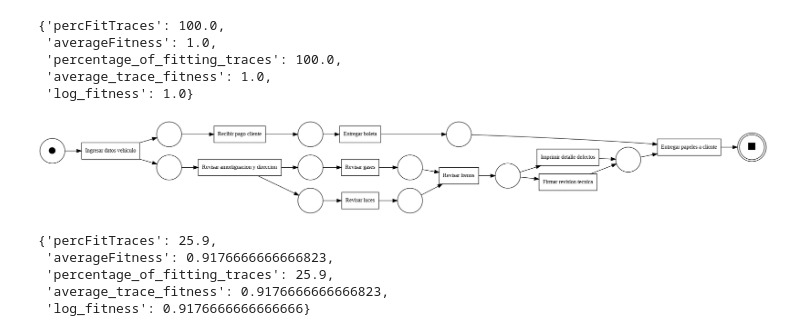
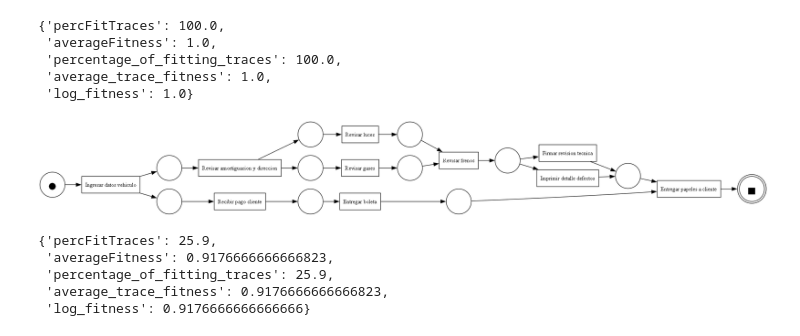
Before and after one commit to LaSoMaGo/Mineria-procesos-concesionario, a Jupyter notebook: Trabajo_Final_Mineria_de_Datos.ipynb, the cells around one changed output. Drawn from its saved outputs; the diff is of its cells as text; code cells hidden in the pictures.

```diff
--- a/Trabajo_Final_Mineria_de_Datos.ipynb
+++ b/Trabajo_Final_Mineria_de_Datos.ipynb
@@ -147,9 +164,11 @@ fitness_results
 # %%
 net_conf, initial_marking_conf, final_marking_conf = pm4py.read_pnml("petri_net_conformance.pnml")
 # %%
-pm4py.vis.view_petri_net(net_conf, initial_marking_conf, final_marking_conf, format='png')
+pm4py.vis.save_vis_petri_net(net_conf, initial_marking_conf, final_marking_conf, "petri_conformance.png")
+
+display(Image(filename="petri_conformance.png"))
 # %% [output]
-[figure, old version]
+[figure, new version]
 # %%
 fitness_results_conf = pm4py.conformance.fitness_alignments(log_csv, net_conf, initial_marking_conf, final_marking_conf)
 fitness_results_conf
```
Also changed, not shown: parts of 8 cells of this notebook, 4 other files.
